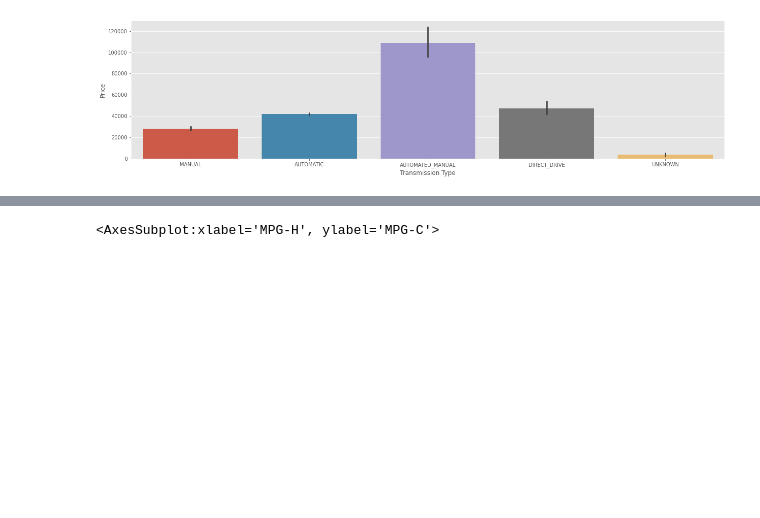
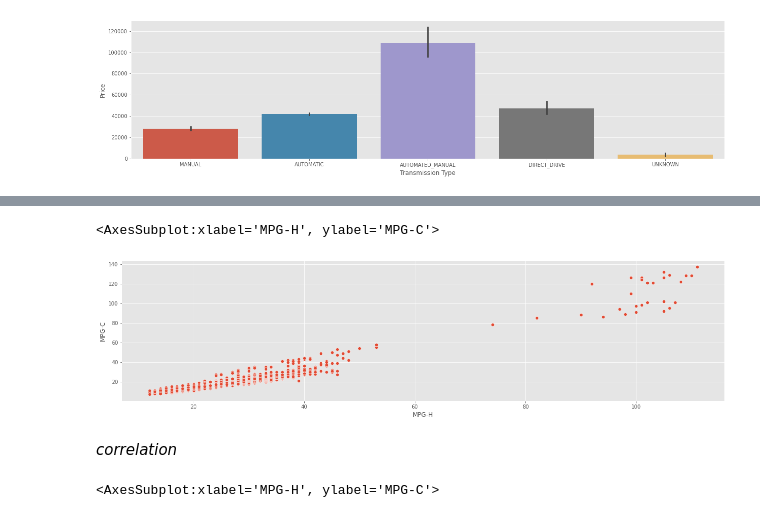
Before and after one commit to furkaneneseren/Car-Price-Analysis-EDA, a Jupyter notebook: car-price-analysis-eda.ipynb, the cells around one changed output, grey strips where cells are left out. Drawn from its saved outputs; the diff is of its cells as text; code cells hidden in the pictures; blank space fills up the shorter version.

```diff
--- a/car-price-analysis-eda.ipynb
+++ b/car-price-analysis-eda.ipynb
@@ -219,3 +264,11 @@ sns.barplot(x="Transmission Type", y="Price", data=df);
+# %%
+df_dropped = df.drop(1119)
+sns.scatterplot(x="MPG-H", y="MPG-C", data=df_dropped)
+# %% [output]
+<AxesSubplot:xlabel='MPG-H', ylabel='MPG-C'>
+[figure, added]
+# %% [markdown]
+_correlation_
 # %%
 sns.scatterplot(x="MPG-H", y="MPG-C", data=df)
 # %% [output]
```
Also changed, not shown: parts of 21 cells of this notebook, 7 other files.
